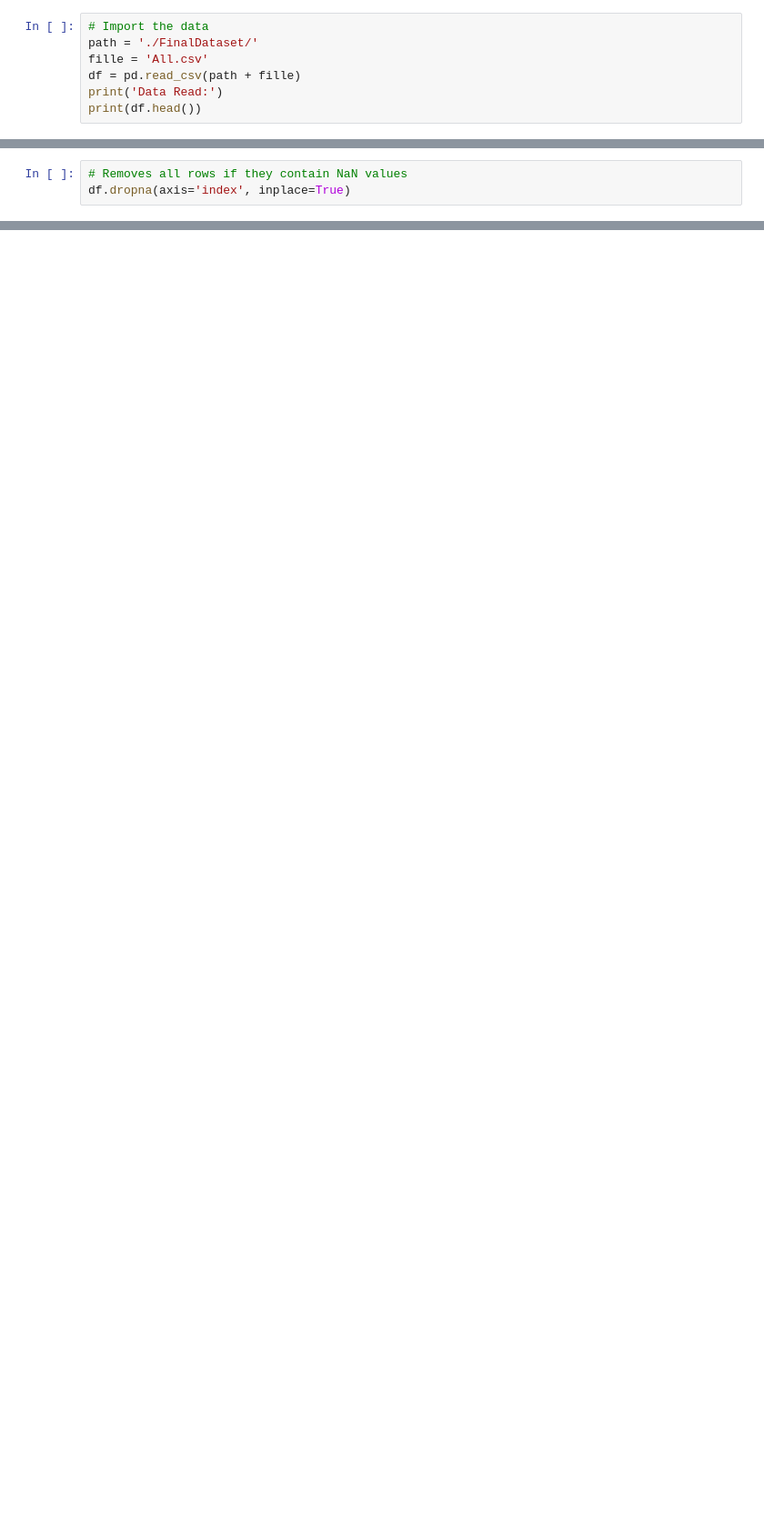
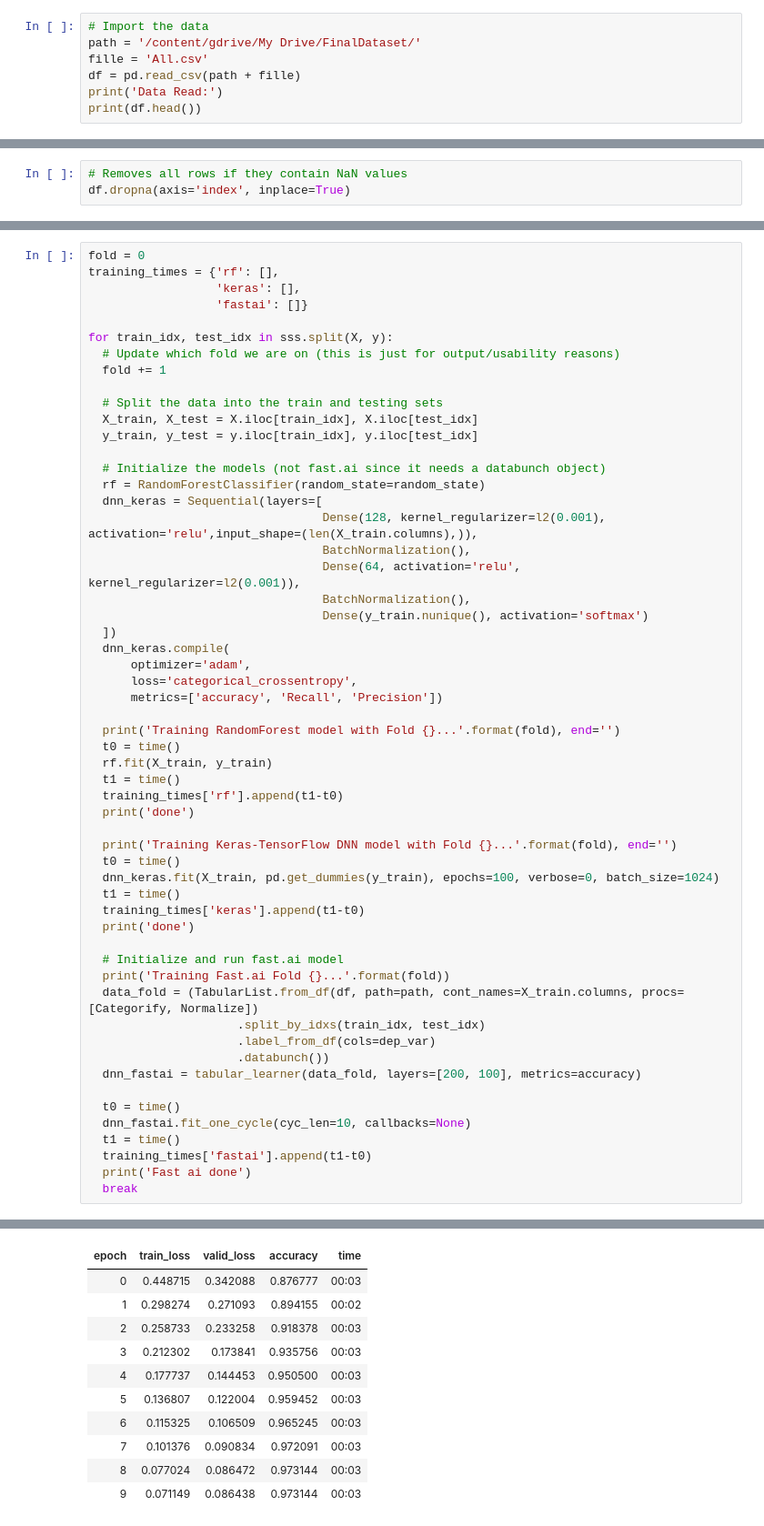
Before and after one commit to Colorado-Mesa-University-Cybersecurity/DeepLearning-MaliciousURLs, a Jupyter notebook: models with feature selection.ipynb, the cells around one changed output, grey strips where cells are left out. Shown at 91% size. Saved outputs shown, nothing was run; the diff lists cells and outputs as text; blank space fills up the shorter version.

Commit message:
updated to collected times for the prediction times

```diff
--- a/models with feature selection.ipynb
+++ b/models with feature selection.ipynb
@@ -80,6 +119,6 @@ best_features_multiclass = ['Entropy_Afterpath', 'argPathRatio', 'NumberRate_Aft
 # %%
 # Import the data
-path = './FinalDataset/'
+path = '/content/gdrive/My Drive/FinalDataset/'
 fille = 'All.csv'
 df = pd.read_csv(path + fille)
 print('Data Read:')
@@ -154,0 +236,57 @@ NameError: name 'X' is not defined
+# %%
+fold = 0
+training_times = {'rf': [],
+                  'keras': [],
+                  'fastai': []}
+
+for train_idx, test_idx in sss.split(X, y):
+  # Update which fold we are on (this is just for output/usability reasons)
+  fold += 1
+
+  # Split the data into the train and testing sets
+  X_train, X_test = X.iloc[train_idx], X.iloc[test_idx]
+  y_train, y_test = y.iloc[train_idx], y.iloc[test_idx]
+
+  # Initialize the models (not fast.ai since it needs a databunch object)
+  rf = RandomForestClassifier(random_state=random_state)
+  dnn_keras = Sequential(layers=[
+                                 Dense(128, kernel_regularizer=l2(0.001), activation='relu',input_shape=(len(X_train.columns),)),
+                                 BatchNormalization(),
+                                 Dense(64, activation='relu', kernel_regularizer=l2(0.001)),
+                                 BatchNormalization(),
+                                 Dense(y_train.nunique(), activation='softmax')
+  ])
+  dnn_keras.compile(
+      optimizer='adam',
+      loss='categorical_crossentropy',
+      metrics=['accuracy', 'Recall', 'Precision'])
+
+  print('Training RandomForest model with Fold {}...'.format(fold), end='')
+  t0 = time()
+  rf.fit(X_train, y_train)
+  t1 = time()
+  training_times['rf'].append(t1-t0)
+  print('done')
+
+  print('Training Keras-TensorFlow DNN model with Fold {}...'.format(fold), end='')
+  t0 = time()
+  dnn_keras.fit(X_train, pd.get_dummies(y_train), epochs=100, verbose=0, batch_size=1024)
+  t1 = time()
+  training_times['keras'].append(t1-t0)
+  print('done')
+
+  # Initialize and run fast.ai model
+  print('Training Fast.ai Fold {}...'.format(fold))
+  data_fold = (TabularList.from_df(df, path=path, cont_names=X_train.columns, procs=[Categorify, Normalize])
+                     .split_by_idxs(train_idx, test_idx)
+                     .label_from_df(cols=dep_var)
+                     .databunch())
+  dnn_fastai = tabular_learner(data_fold, layers=[200, 100], metrics=accuracy)
+
+  t0 = time()
+  dnn_fastai.fit_one_cycle(cyc_len=10, callbacks=None)
+  t1 = time()
+  training_times['fastai'].append(t1-t0)
+  print('Fast ai done')
+  break
+# %% [output]
@@ -154,0 +296,11 @@ NameError: name 'X' is not defined
+| epoch | train_loss | valid_loss | accuracy | time |
+| 0 | 0.448715 | 0.342088 | 0.876777 | 00:03 |
+| 1 | 0.298274 | 0.271093 | 0.894155 | 00:02 |
+| 2 | 0.258733 | 0.233258 | 0.918378 | 00:03 |
+| 3 | 0.212302 | 0.173841 | 0.935756 | 00:03 |
+| 4 | 0.177737 | 0.144453 | 0.950500 | 00:03 |
+| 5 | 0.136807 | 0.122004 | 0.959452 | 00:03 |
+| 6 | 0.115325 | 0.106509 | 0.965245 | 00:03 |
+| 7 | 0.101376 | 0.090834 | 0.972091 | 00:03 |
+| 8 | 0.077024 | 0.086472 | 0.973144 | 00:03 |
+| 9 | 0.071149 | 0.086438 | 0.973144 | 00:03 |
```
Also changed, not shown: parts of 29 cells of this notebook, 1 other file.
